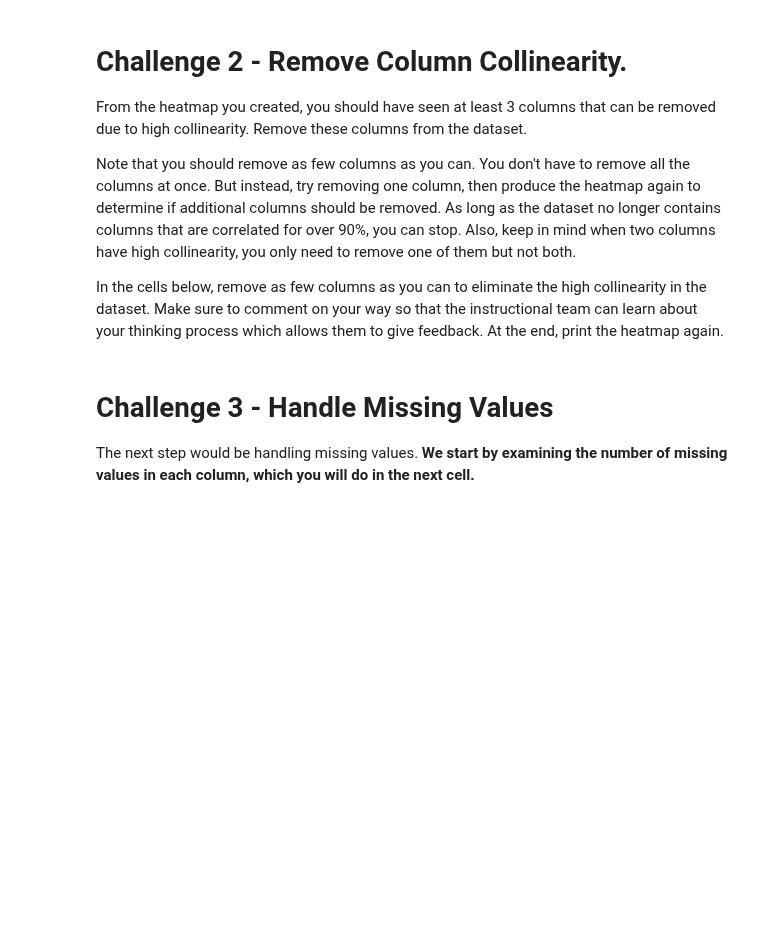
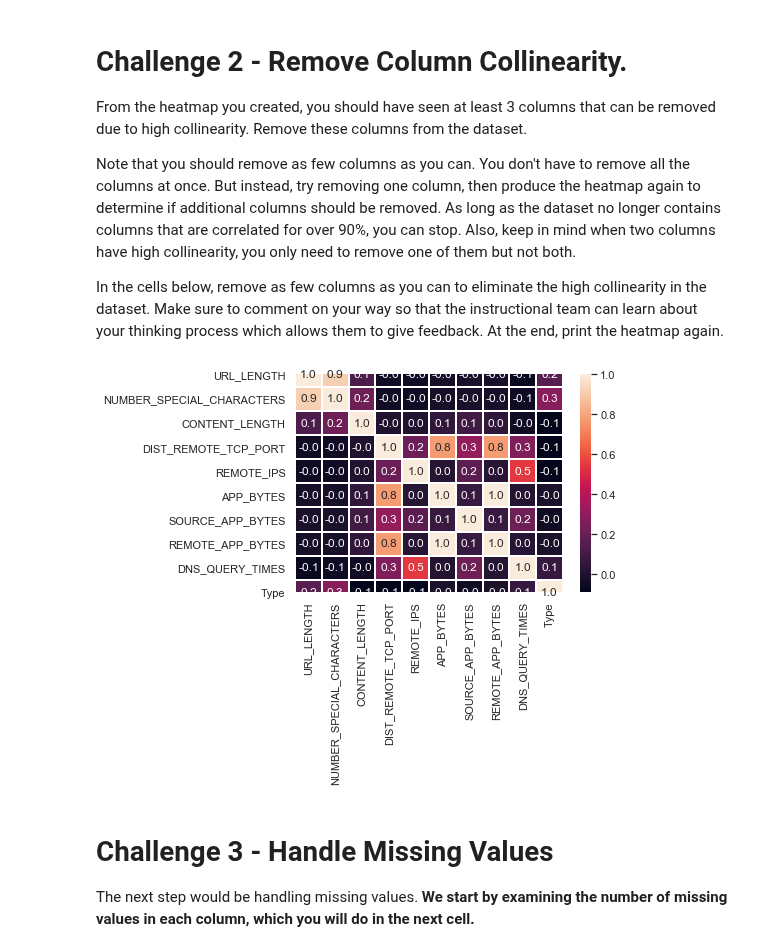
Before and after one commit to ironhack-datalabs/datamad1019, a Jupyter notebook: module-3/lab-supervised-learning/your-code/main.ipynb, the cells around one changed output. Cells and saved outputs as stored; diff of their text form; code cells hidden in the pictures; blank space fills up the shorter version.

```diff
--- a/module-3/lab-supervised-learning/your-code/main.ipynb
+++ b/module-3/lab-supervised-learning/your-code/main.ipynb
@@ -64,3 +145,4 @@ Note that you should remove as few columns as you can. You don't have to remove
 In the cells below, remove as few columns as you can to eliminate the high collinearity in the dataset. Make sure to comment on your way so that the instructional team can learn about your thinking process which allows them to give feedback. At the end, print the heatmap again.
 # %%
 # Your code here
+websites.drop(columns=['SOURCE_APP_PACKETS', 'REMOTE_APP_PACKETS', 'TCP_CONVERSATION_EXCHANGE', 'APP_PACKETS'], inplace=True)
@@ -71,3 +152,9 @@ In the cells below, remove as few columns as you can to eliminate the high colli
+# %%
+# Print heatmap again
+correlation_matrix = websites.corr()
+ax = sns.heatmap(correlation_matrix, linewidth=1, fmt='.1f', annot=True)
+# %% [output]
+[figure, added]
 # %% [markdown]
 # Challenge 3 - Handle Missing Values
 
```
Also changed, not shown: parts of 57 cells of this notebook.
